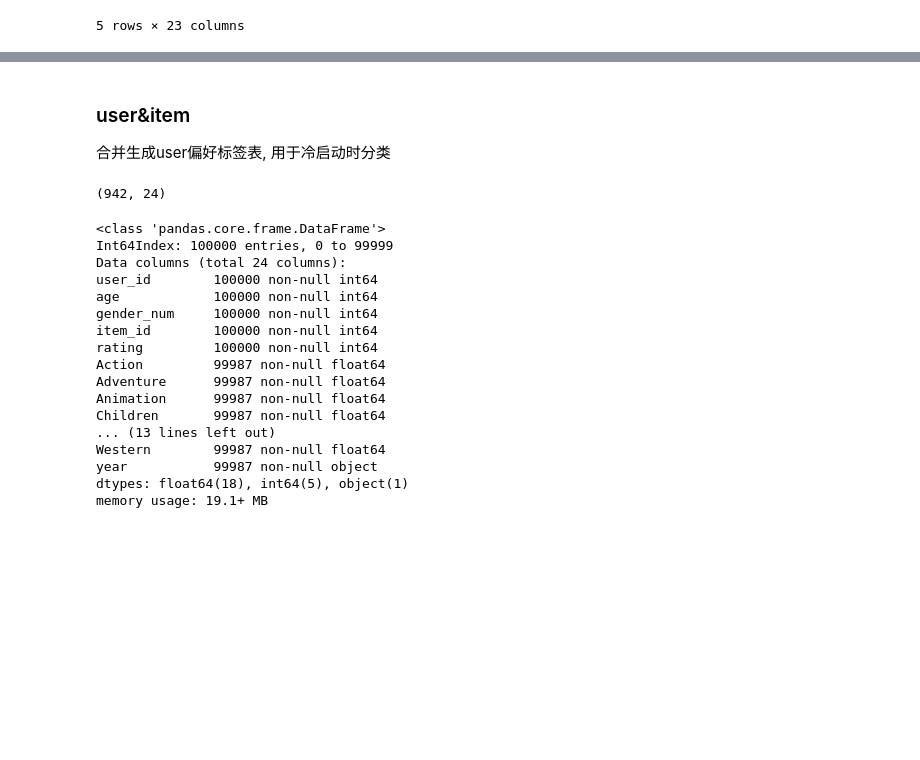
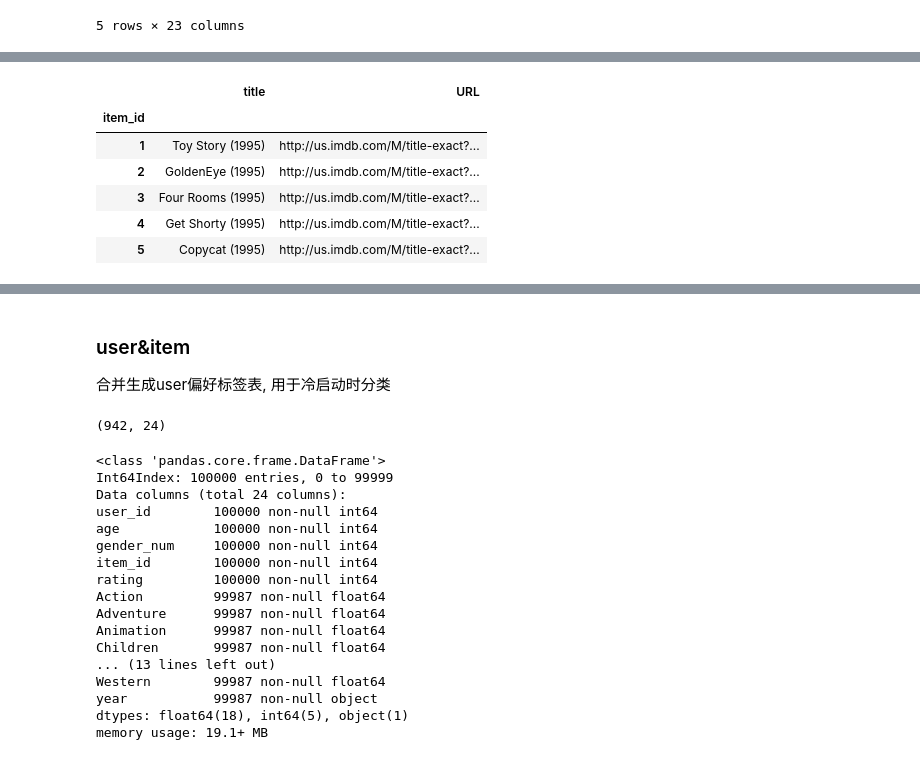
Before and after one commit to Aitical/recommendation, a Jupyter notebook: recomendation.ipynb, the cells around one changed output, grey strips where cells are left out. Saved outputs shown, nothing was run; the diff lists cells and outputs as text; code cells hidden in the pictures; blank space fills up the shorter version.

```diff
--- a/recomendation.ipynb
+++ b/recomendation.ipynb
@@ -322,0 +345,12 @@ item_msg.to_csv('item_msg.csv', sep='\t', index=False)
+# %%
+item_msg = i_data[['item_id','title', 'URL']]
+item_msg.set_index('item_id', inplace=True)
+item_msg.head()
+# %% [output]
+|  | title | URL |
+| item_id |  |  |
+| 1 | Toy Story (1995) | http://us.imdb.com/M/title-exact?... |
+| 2 | GoldenEye (1995) | http://us.imdb.com/M/title-exact?... |
+| 3 | Four Rooms (1995) | http://us.imdb.com/M/title-exact?... |
+| 4 | Get Shorty (1995) | http://us.imdb.com/M/title-exact?... |
+| 5 | Copycat (1995) | http://us.imdb.com/M/title-exact?... |
```
Also changed, not shown: parts of 7 cells of this notebook, 1 other file.
